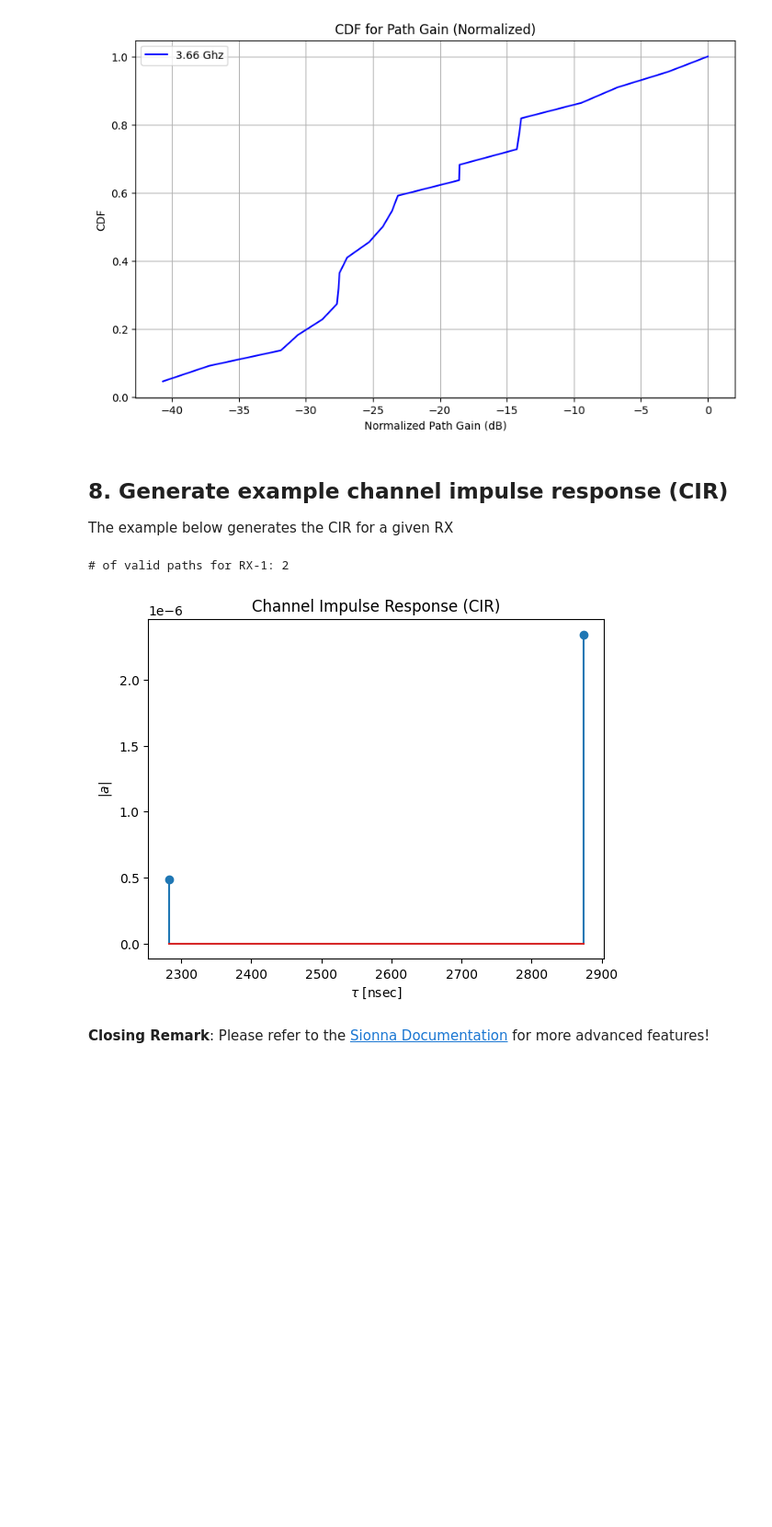
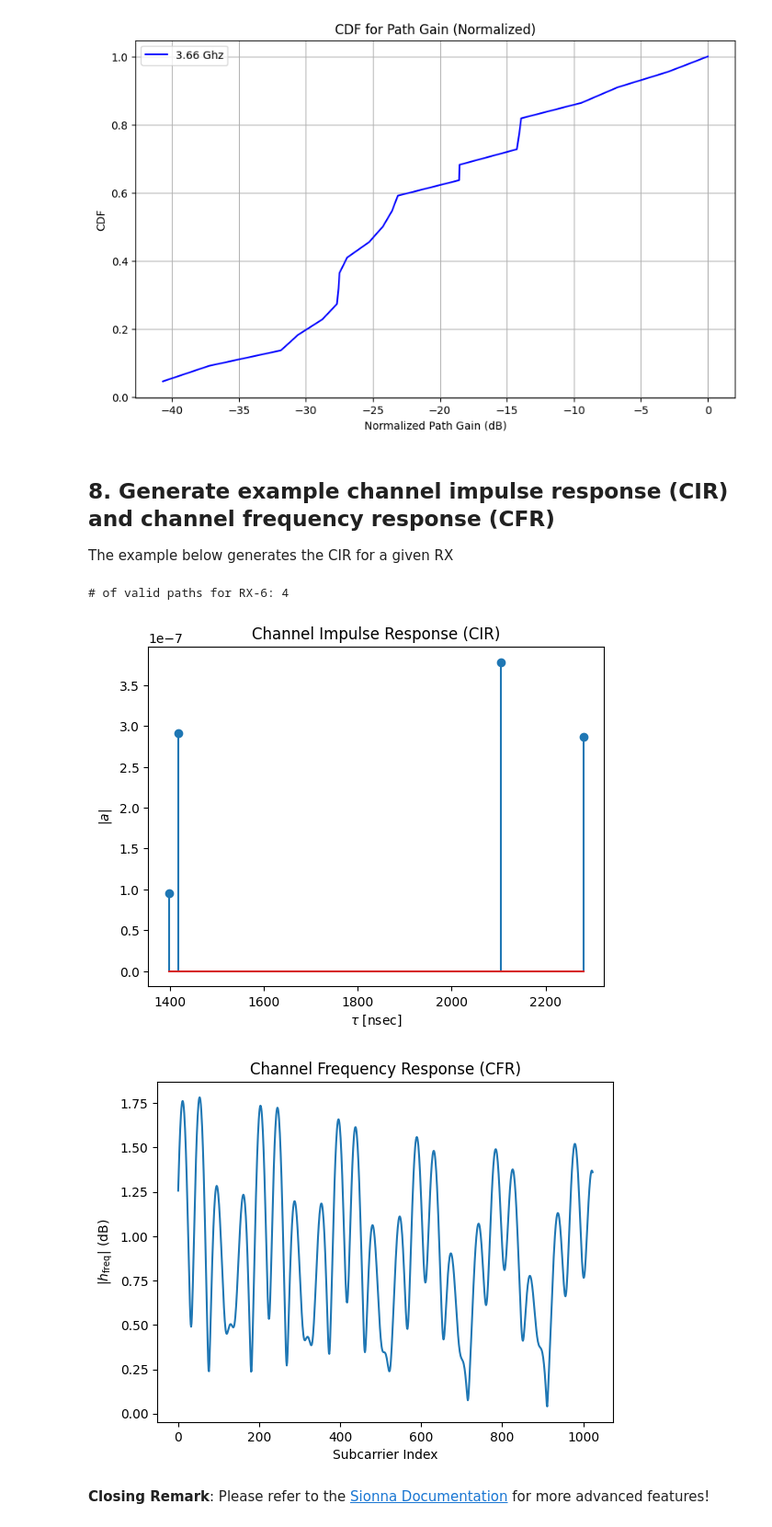
Before and after one commit to davidklee04/Sionna_Princeton, a Jupyter notebook: examples/2_sionna_rays_analysis.ipynb, the cells around one changed output. Shown at 92% size. Cells and saved outputs as stored; diff of their text form; code cells hidden in the pictures; blank space fills up the shorter version.

Commit message:
added cfr plot to t2

```diff
--- a/examples/2_sionna_rays_analysis.ipynb
+++ b/examples/2_sionna_rays_analysis.ipynb
@@ -367,43 +367,73 @@ multi_cdf(tmp_df, "pathGain", "CDF for Path Gain (Normalized)", "Normalized Path
 # %% [output]
 [figure]
 # %% [markdown]
-## 8. **Generate** example channel impulse response (CIR)
+## 8. **Generate** example channel impulse response (CIR) and channel frequency response (CFR)
 
 The example below generates the CIR for a given RX
 # %%
 num_rx = np.asarray(paths.a).shape[1]
 
-# randomly select an RX to compute the CIR
+# Randomly select an RX to compute the CIR
 tmp_rx_idx = np.random.randint(0, num_rx)
 
-# for a given RX, parse paths to generate
+# For a given RX, parse paths to generate
 # - tmp_rx_a is in the dimension of [2, num_paths]
 # - tmp_rx_tau in the dimension of [num_paths]
 # - tmp_rx_valid in the dimension of [num_paths]
 tmp_rx_a = np.asarray(paths.a)[:,tmp_rx_idx,:,:,:,:].squeeze()
 tmp_rx_tau = np.asarray(paths.tau)[tmp_rx_idx,:,:].squeeze()
 tmp_rx_valid = np.asarray(paths.valid)[tmp_rx_idx,:,:].squeeze()
 
 if np.sum(tmp_rx_valid) <= 0:
     print(f"No valid paths for RX-{tmp_rx_idx}.")
 
 else:
     print(f"# of valid paths for RX-{tmp_rx_idx}: {np.sum(tmp_rx_valid)}")
     t = tmp_rx_tau[tmp_rx_valid]/1e-9 # Scale to nsec
     a_abs = np.sqrt(tmp_rx_a[0, tmp_rx_valid]**2 + tmp_rx_a[1, tmp_rx_valid]**2)
     a_max = np.max(a_abs)
 
-    # And plot the CIR
+    # Plot the CIR
     plt.figure()
     plt.title("Channel Impulse Response (CIR)")
     plt.stem(t, a_abs)
     plt.xlabel(r"$\tau$ [nsec]")
     # plt.xlim([-0.1, np.max(t)*1.1])
     plt.ylabel(r"$|a|$");
     # plt.ylim([0, np.max(a_abs)*1.1])
+
+from sionna.rt import subcarrier_frequencies
+
+# Number of subcarriers and subcarrier spacing (scs) in Hz
+num_scs = 1024
+scs = 30e3
+
+# Compute frequencies of subcarriers relative to the carrier frequency
+freq = subcarrier_frequencies(num_scs, scs)
+
+# Compute channel frequency response (CFR)
+# Shape: [num_rx, num_rx_ant, num_tx, num_tx_ant, num_time_steps, num_subcarriers]
+h_freq = paths.cfr(frequencies=frequencies,
+                   normalize=True, # Normalize energy
+                   normalize_delays=True,
+                   out_type="numpy")
+
+h_freq_tmp_rx = h_freq.squeeze()[tmp_rx_idx, :]
+
+if np.sum(tmp_rx_valid) <= 0:
+    print(f"No valid paths for RX-{tmp_rx_idx}.")
+
+else:
+    # Plot the CFR
+    plt.figure()
+    plt.title("Channel Frequency Response (CFR)");
+    plt.plot(np.abs(h_freq_tmp_rx));
+    plt.xlabel("Subcarrier Index");
+    plt.ylabel(r"|$h_\text{freq}$| (dB)");
 # %% [output]
-# of valid paths for RX-1: 2
+# of valid paths for RX-6: 4
-[figure, old version]
+[figure, new version]
+[figure, added]
 # %% [markdown]
 **Closing Remark**:
 Please refer to the [Sionna Documentation](https://nvlabs.github.io/sionna/) for more advanced features!
```
